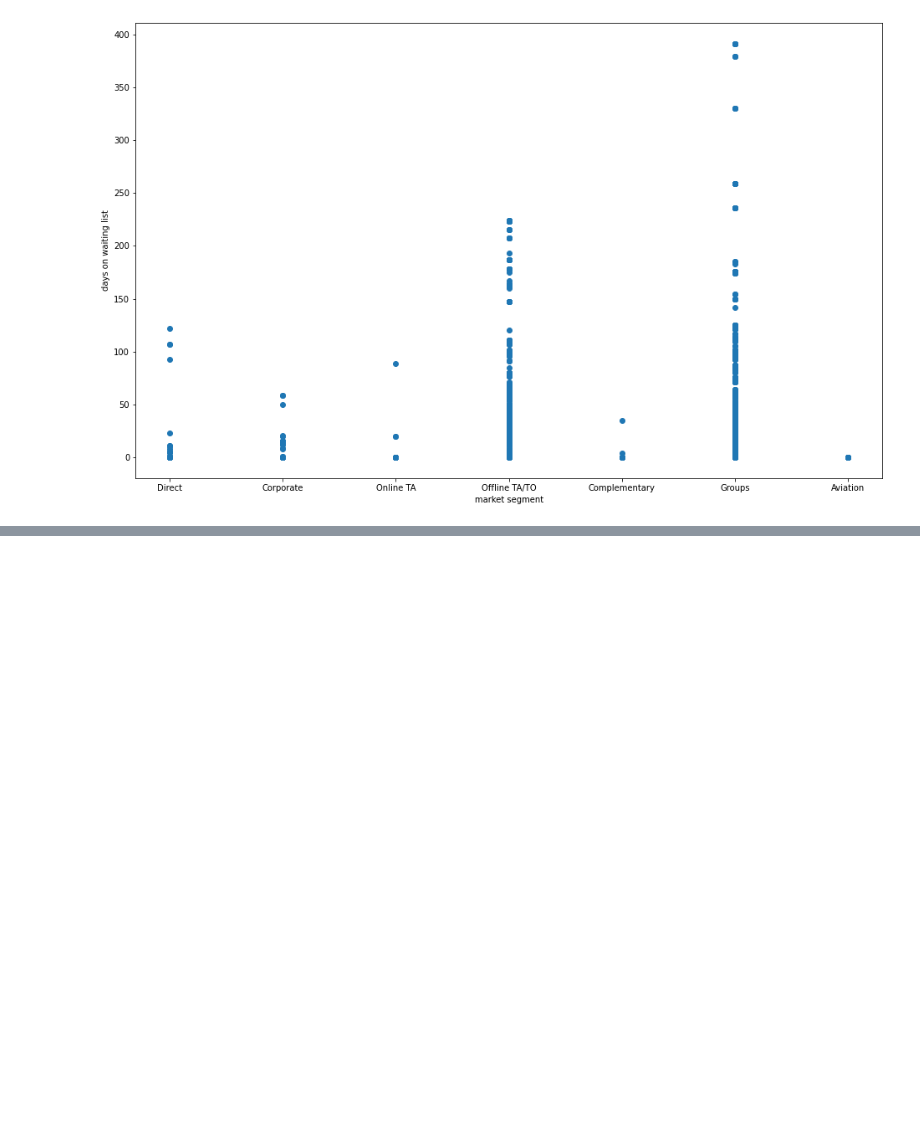
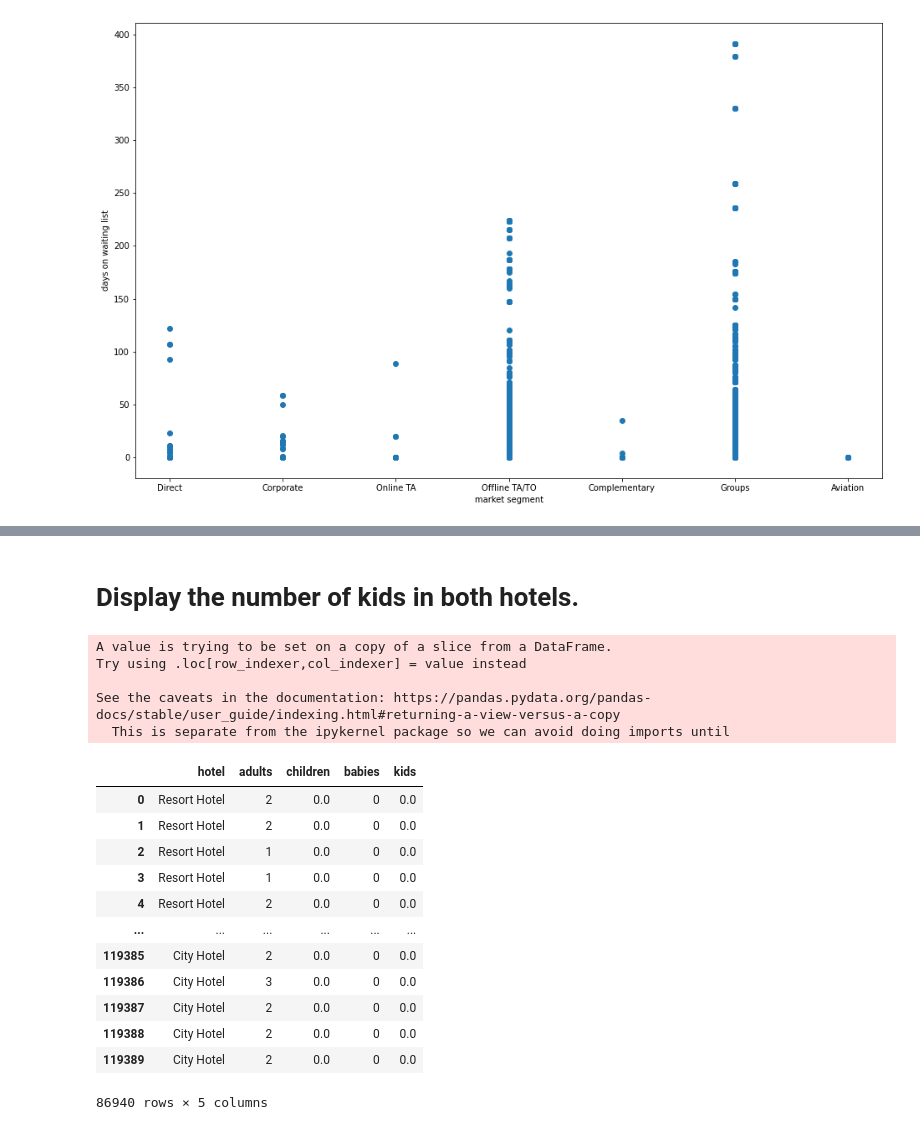
Before and after one commit to kishorpatil03/Hotel-Booking-Analysis, a Jupyter notebook: Hotel_Booking_Analysis_Capstone_Project.ipynb, the cells around one changed output, grey strips where cells are left out. Saved outputs shown, nothing was run; the diff lists cells and outputs as text; code cells hidden in the pictures; blank space fills up the shorter version.

```diff
--- a/Hotel_Booking_Analysis_Capstone_Project.ipynb
+++ b/Hotel_Booking_Analysis_Capstone_Project.ipynb
@@ -277,0 +290,26 @@ plt.show()
+# %% [markdown]
+# **Display the number of kids in both hotels.**
+# %%
+# lets Create a new dataframe to display hotel, adults, children, and babies only.
+df1 = df[['hotel', 'adults', 'children', 'babies']]
+df1['kids'] = df1['children'] + df1['babies']
+df1
+# %% [output]
+A value is trying to be set on a copy of a slice from a DataFrame.
+Try using .loc[row_indexer,col_indexer] = value instead
+
+See the caveats in the documentation: https://pandas.pydata.org/pandas-docs/stable/user_guide/indexing.html#returning-a-view-versus-a-copy
+  This is separate from the ipykernel package so we can avoid doing imports until
+|  | hotel | adults | children | babies | kids |
+| 0 | Resort Hotel | 2 | 0.0 | 0 | 0.0 |
+| 1 | Resort Hotel | 2 | 0.0 | 0 | 0.0 |
+| 2 | Resort Hotel | 1 | 0.0 | 0 | 0.0 |
+| 3 | Resort Hotel | 1 | 0.0 | 0 | 0.0 |
+| 4 | Resort Hotel | 2 | 0.0 | 0 | 0.0 |
+| ... | ... | ... | ... | ... | ... |
+| 119385 | City Hotel | 2 | 0.0 | 0 | 0.0 |
+| 119386 | City Hotel | 3 | 0.0 | 0 | 0.0 |
+| 119387 | City Hotel | 2 | 0.0 | 0 | 0.0 |
+| 119388 | City Hotel | 2 | 0.0 | 0 | 0.0 |
+| 119389 | City Hotel | 2 | 0.0 | 0 | 0.0 |
+86940 rows × 5 columns
```
Also changed, not shown: parts of 5 cells of this notebook.
